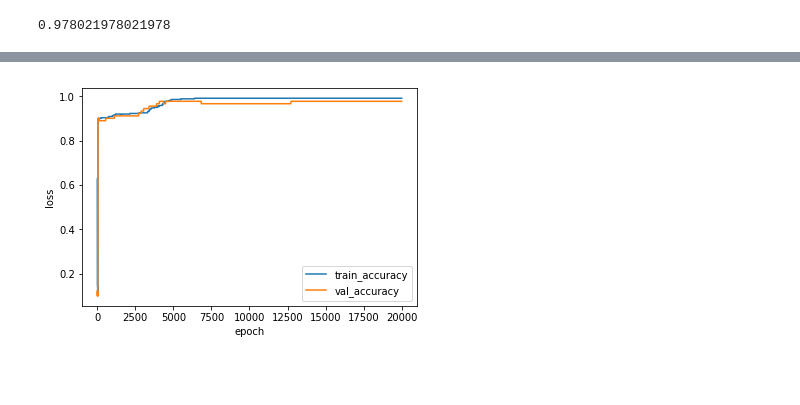
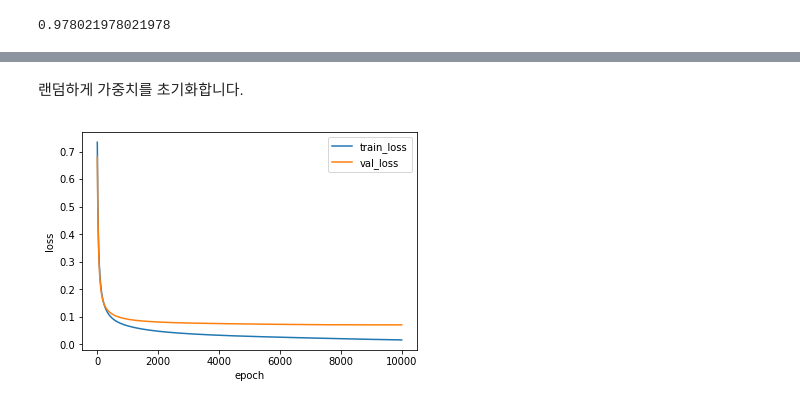
Before and after one commit to rickiepark/do-it-dl, a Jupyter notebook: Ch06.ipynb, the cells around one changed output, grey strips where cells are left out. Saved outputs shown, nothing was run; the diff lists cells and outputs as text; code cells hidden in the pictures; blank space fills up the shorter version.

```diff
--- a/Ch06.ipynb
+++ b/Ch06.ipynb
@@ -104,7 +106,8 @@ X_val_scaled = scaler.transform(X_val)
 # %%
-layer = SingleLayer(l2=0.001)
-layer.fit(X_train_scaled, y_train, X_val=X_val_scaled, y_val=y_val, epochs=20000)
-layer.score(X_val_scaled, y_val)
+single_layer = SingleLayer(l2=0.001)
+single_layer.fit(x_train_scaled, y_train,
+                 x_val=x_val_scaled, y_val=y_val, epochs=10000)
+single_layer.score(x_val_scaled, y_val)
 # %% [output]
 0.978021978021978
 # %%
@@ -232,7 +214,8 @@ class DualLayer:
 # %%
 dual_layer = DualLayer(l2=0.001)
-dual_layer.fit(X_train_scaled, y_train, X_val=X_val_scaled, y_val=y_val, epochs=20000)
-dual_layer.score(X_val_scaled, y_val)
+dual_layer.fit(x_train_scaled, y_train,
+               x_val=x_val_scaled, y_val=y_val, epochs=10000)
+dual_layer.score(x_val_scaled, y_val)
 # %% [output]
 0.978021978021978
 # %%
@@ -248,9 +231,25 @@ plt.show()
+# %% [markdown]
+랜덤하게 가중치를 초기화합니다.
+# %%
+class RandomInitNetwork(DualLayer):
+
+    def init_weights(self, n_features):
+        self.w1 = np.random.normal(0, 1,
+                                   (n_features, self.units))  # (특성 개수, 은닉층의 크기)
+        self.b1 = np.zeros(self.units)                        # 은닉층의 크기
+        self.w2 = np.random.normal(0, 1,
+                                   (self.units, 1))           # (은닉층의 크기, 1)
+        self.b2 = 0
+# %%
+random_init_net = RandomInitNetwork(l2=0.001)
+random_init_net.fit(x_train_scaled, y_train,
+                    x_val=x_val_scaled, y_val=y_val, epochs=10000)
 # %%
-plt.plot(dual_layer.accuracy)
-plt.plot(dual_layer.val_accuracy)
+plt.plot(random_init_net.losses)
+plt.plot(random_init_net.val_losses)
 plt.ylabel('loss')
 plt.xlabel('epoch')
-plt.legend(['train_accuracy', 'val_accuracy'])
+plt.legend(['train_loss', 'val_loss'])
 plt.show()
 # %% [output]
-[figure, old version]
+[figure, new version]
```
Also changed, not shown: parts of 19 cells of this notebook.
